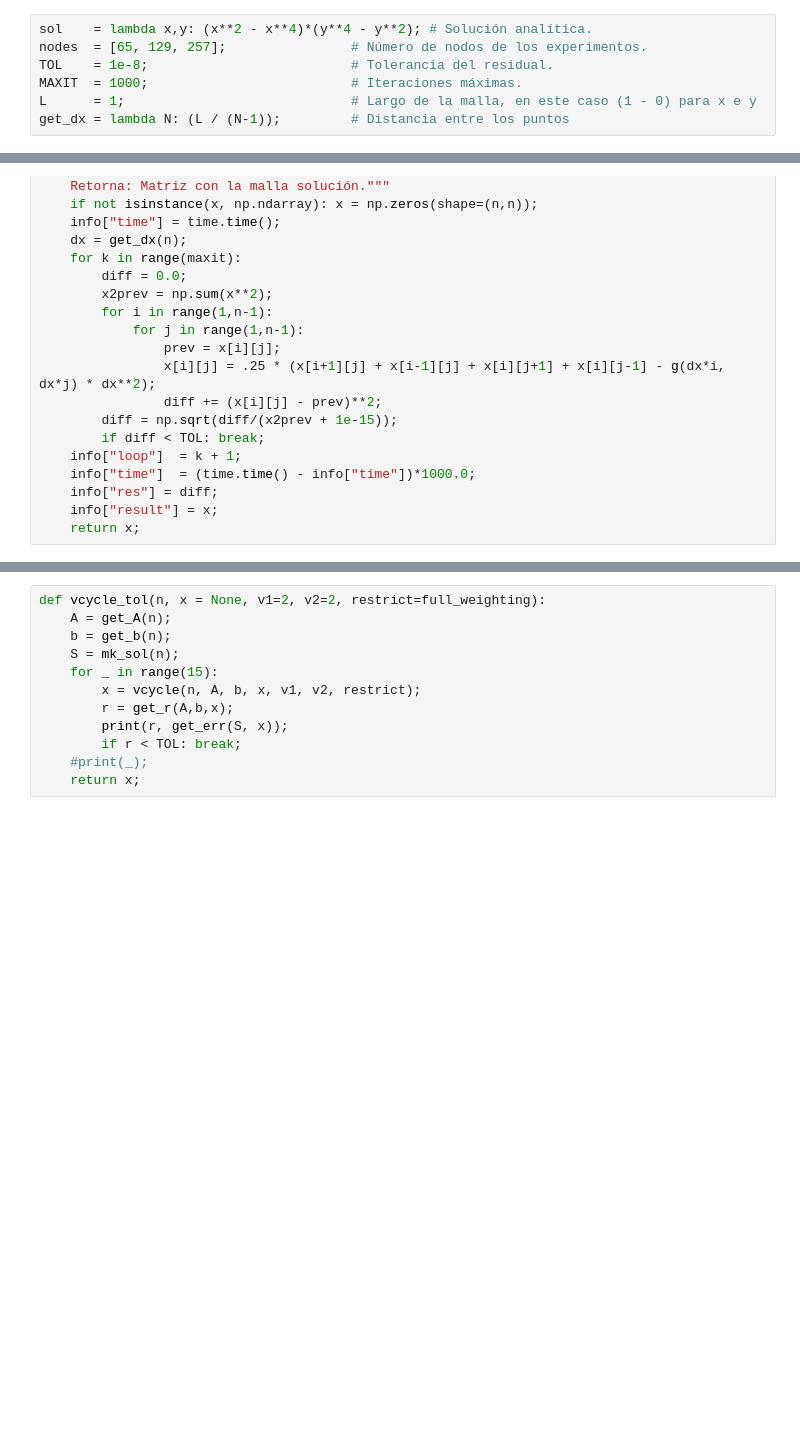
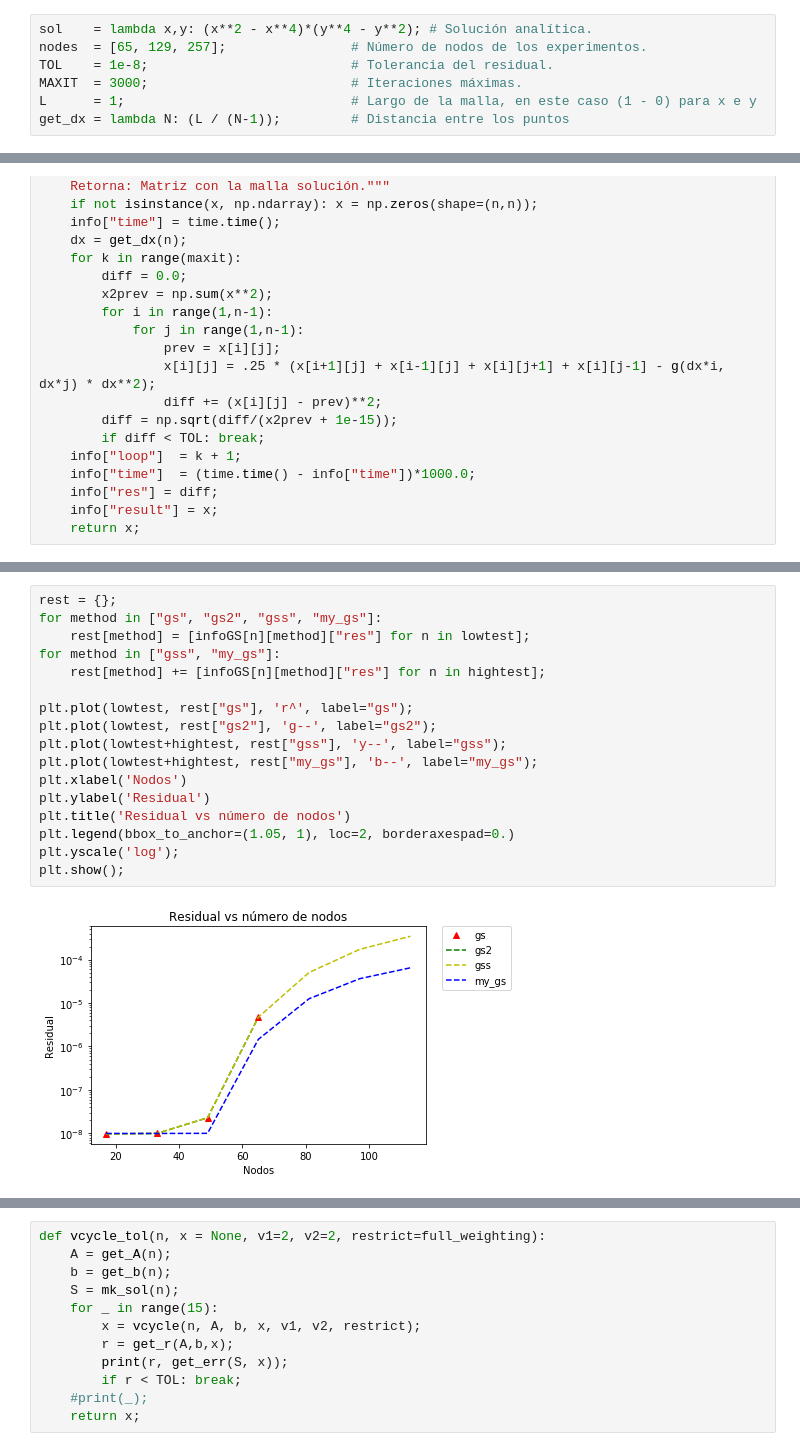
Before and after one commit to hvarg/IPM407, a Jupyter notebook: Proyecto 01.ipynb, the cells around one changed output, grey strips where cells are left out. Cells and saved outputs as stored; diff of their text form; blank space fills up the shorter version.

```diff
--- a/Proyecto 01.ipynb
+++ b/Proyecto 01.ipynb
@@ -46,7 +46,7 @@ import time;
 sol    = lambda x,y: (x**2 - x**4)*(y**4 - y**2); # Solución analítica.
 nodes  = [65, 129, 257];                # Número de nodos de los experimentos.
 TOL    = 1e-8;                          # Tolerancia del residual.
-MAXIT  = 1000;                          # Iteraciones máximas.
+MAXIT  = 3000;                          # Iteraciones máximas.
 L      = 1;                             # Largo de la malla, en este caso (1 - 0) para x e y
 get_dx = lambda N: (L / (N-1));         # Distancia entre los puntos
 # %% [markdown]
@@ -522,0 +380,19 @@ def get_err(A, X):
+# %%
+rest = {};
+for method in ["gs", "gs2", "gss", "my_gs"]:
+    rest[method] = [infoGS[n][method]["res"] for n in lowtest];
+for method in ["gss", "my_gs"]:
+    rest[method] += [infoGS[n][method]["res"] for n in hightest];
+
+plt.plot(lowtest, rest["gs"], 'r^', label="gs");
+plt.plot(lowtest, rest["gs2"], 'g--', label="gs2");
+plt.plot(lowtest+hightest, rest["gss"], 'y--', label="gss");
+plt.plot(lowtest+hightest, rest["my_gs"], 'b--', label="my_gs");
+plt.xlabel('Nodos')
+plt.ylabel('Residual')
+plt.title('Residual vs número de nodos')
+plt.legend(bbox_to_anchor=(1.05, 1), loc=2, borderaxespad=0.)
+plt.yscale('log');
+plt.show();
+# %% [output]
+[figure, added]
```
Also changed, not shown: parts of 64 cells of this notebook.
